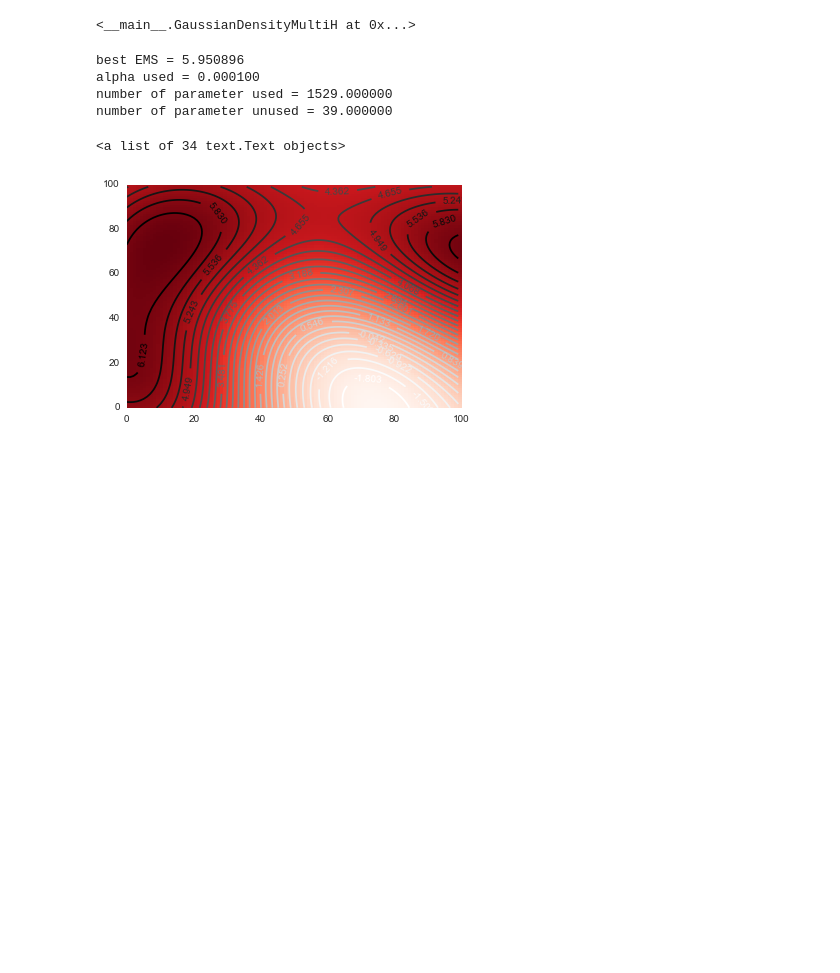
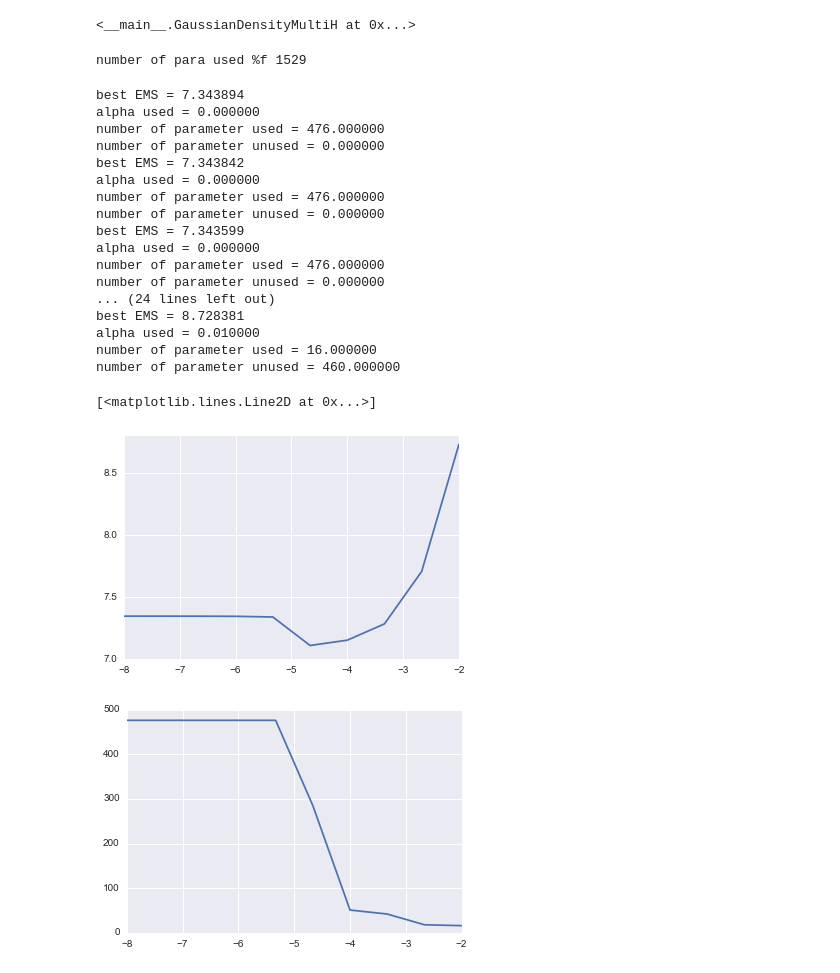
Before and after one commit to DarwinSenior/cs498, a Jupyter notebook: assignment7/Homework7.ipynb, the cells around one changed output. Cells and saved outputs as stored; diff of their text form; code cells hidden in the pictures; blank space fills up the shorter version.

```diff
--- a/assignment7/Homework7.ipynb
+++ b/assignment7/Homework7.ipynb
@@ -161,21 +161,50 @@ gs = GaussianDensityMultiH(model=lasso, hs=hs)
 gs.fit(positions, temps)
 # %% [output]
 <__main__.GaussianDensityMultiH at 0x...>
-# %%
-print("best EMS = %f"%(mean_squared_error(gs.predict(positions), temps)))
-print("alpha used = %f"%(lasso.alpha_))
-print("number of parameter used = %f"%(np.sum(lasso.coef_!=0)))
-print("number of parameter unused = %f"%(np.sum(lasso.coef_==0)))
-temresult = gs.predict(grid).reshape((100, 100))
-plt.pcolor(temresult,cmap=plt.cm.Reds)
-cs = plt.contour(temresult, levels=np.linspace(np.min(temresult), np.max(temresult), 30)[1:-1])
-plt.clabel(cs, inline=1, fontsize=10)
-# %% [output]
-best EMS = 5.950896
-alpha used = 0.000100
-number of parameter used = 1529.000000
-number of parameter unused = 39.000000
-<a list of 34 text.Text objects>
-[figure, removed]
+# %%
+print("number of para used %f", np.sum(lasso.coef_!=0))
+print("number of para not used %f", np.sum(lasso.coef_==0))
+# %% [output]
+number of para used %f 1529
+# %%
+trainx, testx, trainy, testy = train_test_split(positions, temps, test_size=0.3)
+alphas=np.logspace(-8, -2, 10)
+e = np.zeros(alphas.shape)
+n = np.zeros(alphas.shape)
+for (i, alpha) in enumerate(alphas):
+    lasso = Lasso(alpha=alpha, max_iter=15000)
+    gs = GaussianDensityMultiH(model=lasso, hs=hs)
+    gs.fit(testx, testy)
+    e[i] = mean_squared_error(gs.predict(testx), testy)
+    n[i] = np.sum(lasso.coef_!=0)
+    print("best EMS = %f"%(mean_squared_error(gs.predict(testx), testy)))
+    print("alpha used = %f"%(lasso.alpha))
+    print("number of parameter used = %f"%(np.sum(lasso.coef_!=0)))
+    print("number of parameter unused = %f"%(np.sum(lasso.coef_==0)))
+plt.figure()
+plt.plot(np.log10(alphas), e)
+plt.figure()
+plt.plot(np.log10(alphas), n)
+# %% [output]
+best EMS = 7.343894
+alpha used = 0.000000
+number of parameter used = 476.000000
+number of parameter unused = 0.000000
+best EMS = 7.343842
+alpha used = 0.000000
+number of parameter used = 476.000000
+number of parameter unused = 0.000000
+best EMS = 7.343599
+alpha used = 0.000000
+number of parameter used = 476.000000
+number of parameter unused = 0.000000
+... (24 lines left out)
+best EMS = 8.728381
+alpha used = 0.010000
+number of parameter used = 16.000000
+number of parameter unused = 460.000000
+[<matplotlib.lines.Line2D at 0x...>]
+[figure, added]
+[figure, added]
 # %%
 hs = 126738*1.1**np.arange(-2, 2, 0.3)
```
Also changed, not shown: parts of 12 cells of this notebook.
